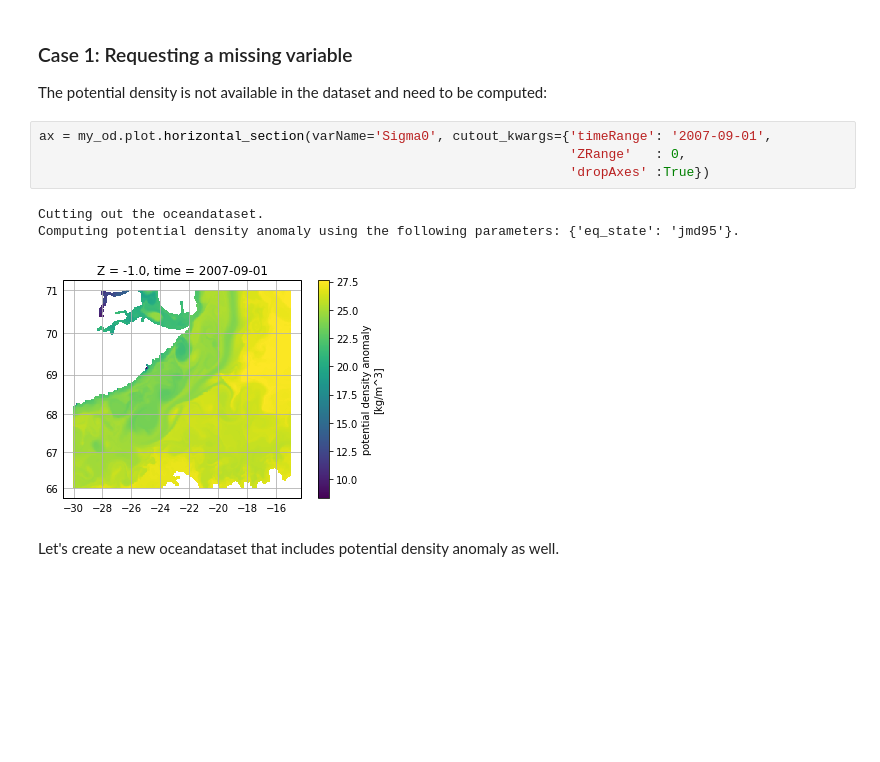
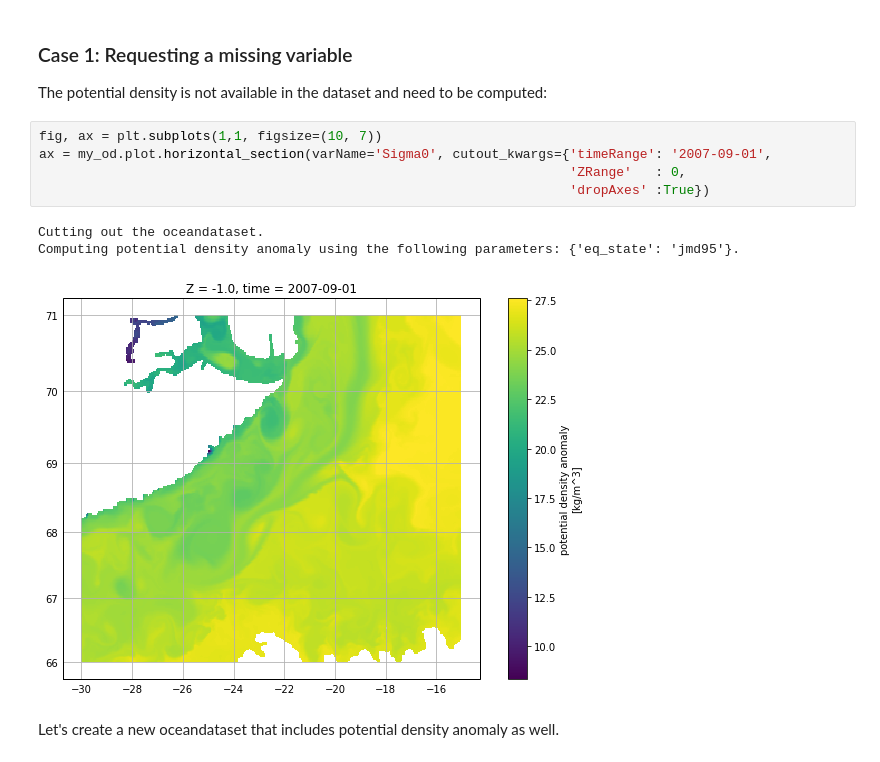
Before and after one commit to hainegroup/oceanspy, a Jupyter notebook: docs/Tutorial_OceanDataset.ipynb, the cells around one changed output. Cells and saved outputs as stored; diff of their text form; blank space fills up the shorter version.

```diff
--- a/docs/Tutorial_OceanDataset.ipynb
+++ b/docs/Tutorial_OceanDataset.ipynb
@@ -132,13 +136,14 @@ OceanSpy knows the physical meaning of every variable stored in the dataset, and
 ### Case 1: Requesting a missing variable
 The potential density is not available in the dataset and need to be computed:
 # %%
+fig, ax = plt.subplots(1,1, figsize=(10, 7))
 ax = my_od.plot.horizontal_section(varName='Sigma0', cutout_kwargs={'timeRange': '2007-09-01',
                                                                     'ZRange'   : 0,
                                                                     'dropAxes' :True})
 # %% [output]
 Cutting out the oceandataset.
 Computing potential density anomaly using the following parameters: {'eq_state': 'jmd95'}.
-[figure, old version]
+[figure, new version]
 # %% [markdown]
 Let's create a new oceandataset that includes potential density anomaly as well.
 # %%
```
Also changed, not shown: parts of 9 cells of this notebook, 6 other files.
